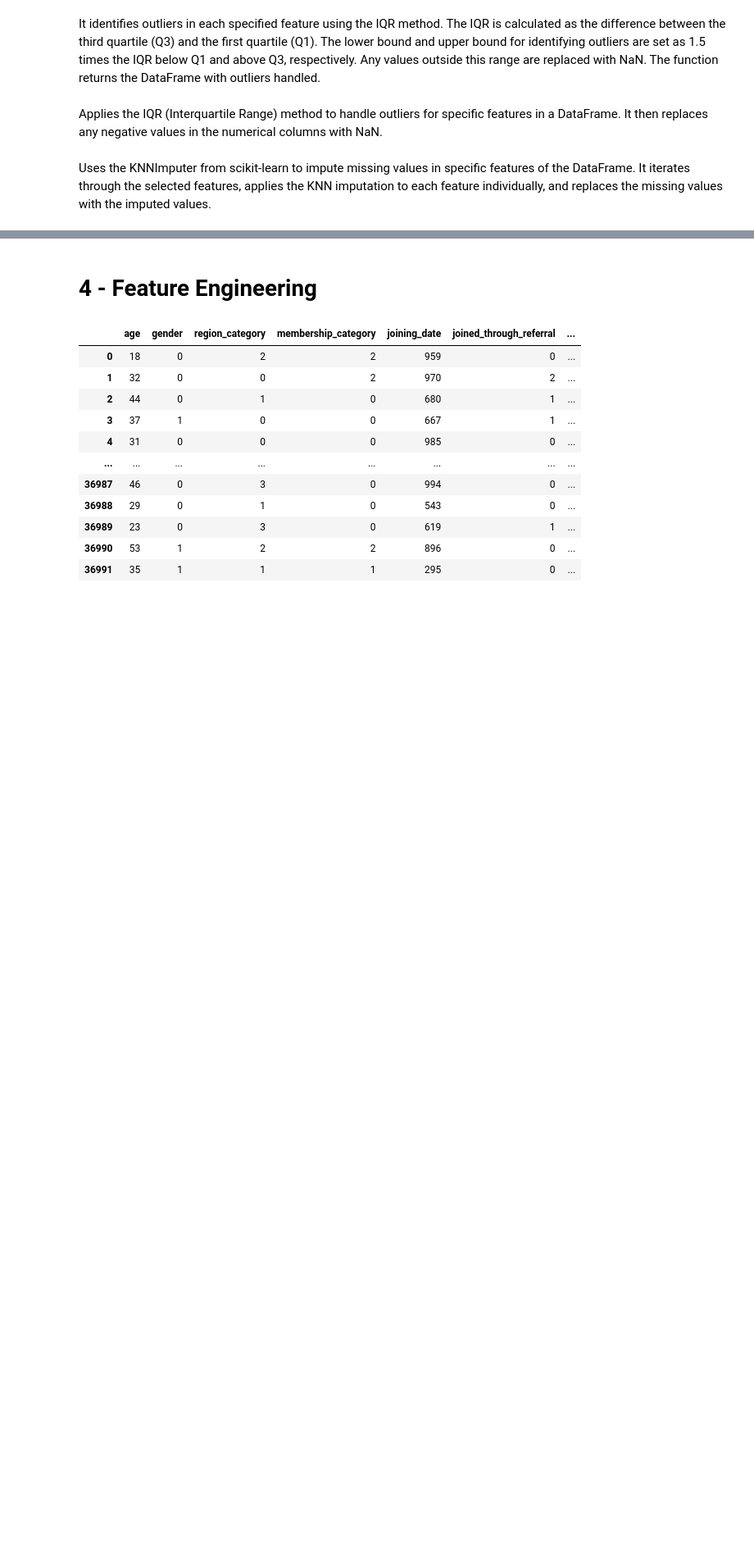
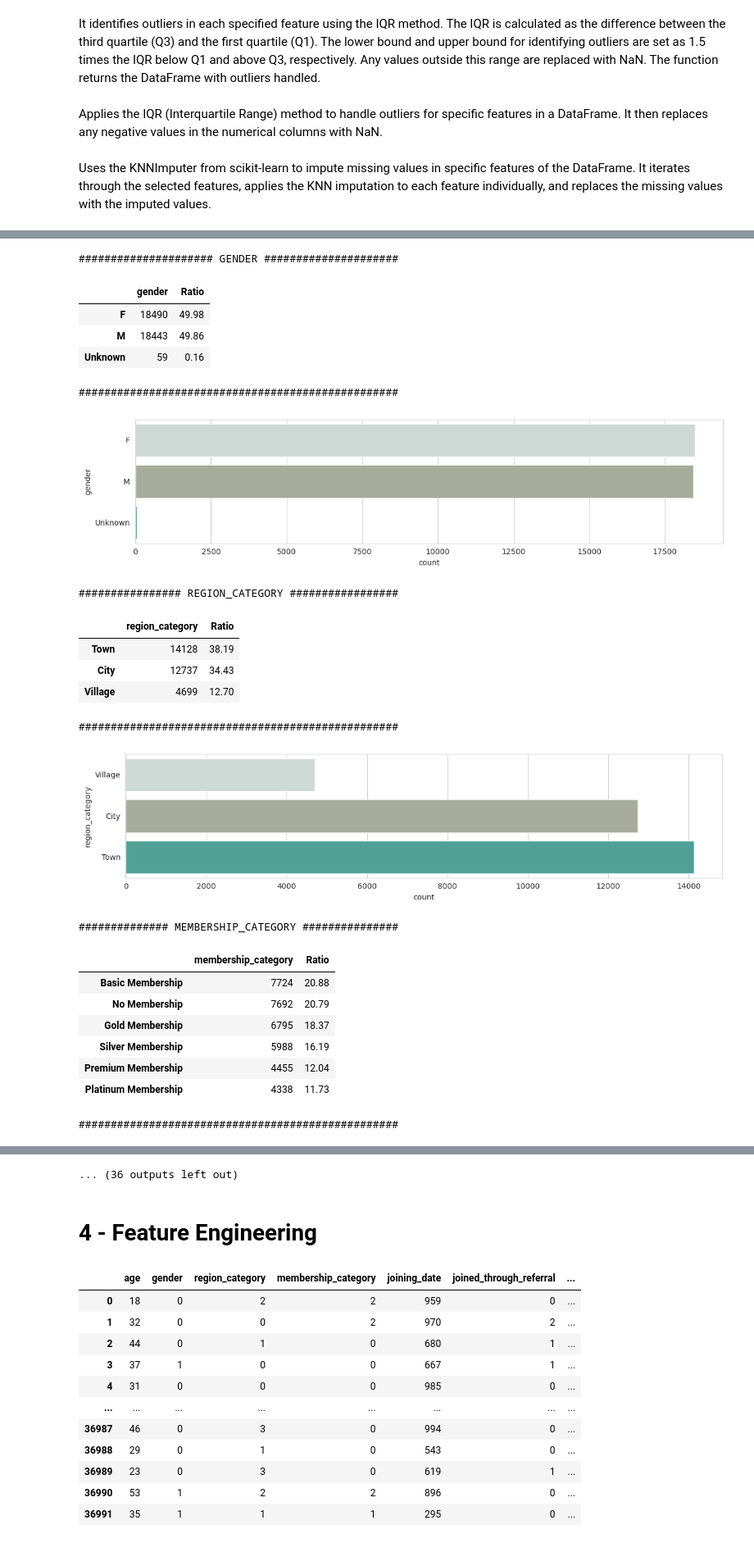
Before and after one commit to nngocson2002/Churn_Rate_Prediction, a Jupyter notebook: svm-lab.ipynb, the cells around one changed output, grey strips where cells are left out. Shown at 82% size. Cells and saved outputs as stored; diff of their text form; code cells hidden in the pictures; blank space fills up the shorter version.

```diff
--- a/svm-lab.ipynb
+++ b/svm-lab.ipynb
@@ -394,0 +449,26 @@ plot_boxplot(df_processed, numerical_features)
+# %%
+plot_categorical_features(df, categorical_features)
+# %% [output]
+##################### GENDER #####################
+|  | gender | Ratio |
+| F | 18490 | 49.98 |
+| M | 18443 | 49.86 |
+| Unknown | 59 | 0.16 |
+##################################################
+[figure, added]
+################ REGION_CATEGORY #################
+|  | region_category | Ratio |
+| Town | 14128 | 38.19 |
+| City | 12737 | 34.43 |
+| Village | 4699 | 12.70 |
+##################################################
+[figure, added]
+############## MEMBERSHIP_CATEGORY ###############
+|  | membership_category | Ratio |
+| Basic Membership | 7724 | 20.88 |
+| No Membership | 7692 | 20.79 |
+| Gold Membership | 6795 | 18.37 |
+| Silver Membership | 5988 | 16.19 |
+| Premium Membership | 4455 | 12.04 |
+| Platinum Membership | 4338 | 11.73 |
+##################################################
@@ -395,3 +476,4 @@ plot_boxplot(df_processed, numerical_features)
+... (36 outputs left out)
 # %% [markdown]
 # 4 - Feature Engineering
 # %%
```
Also changed, not shown: parts of 30 cells of this notebook.
